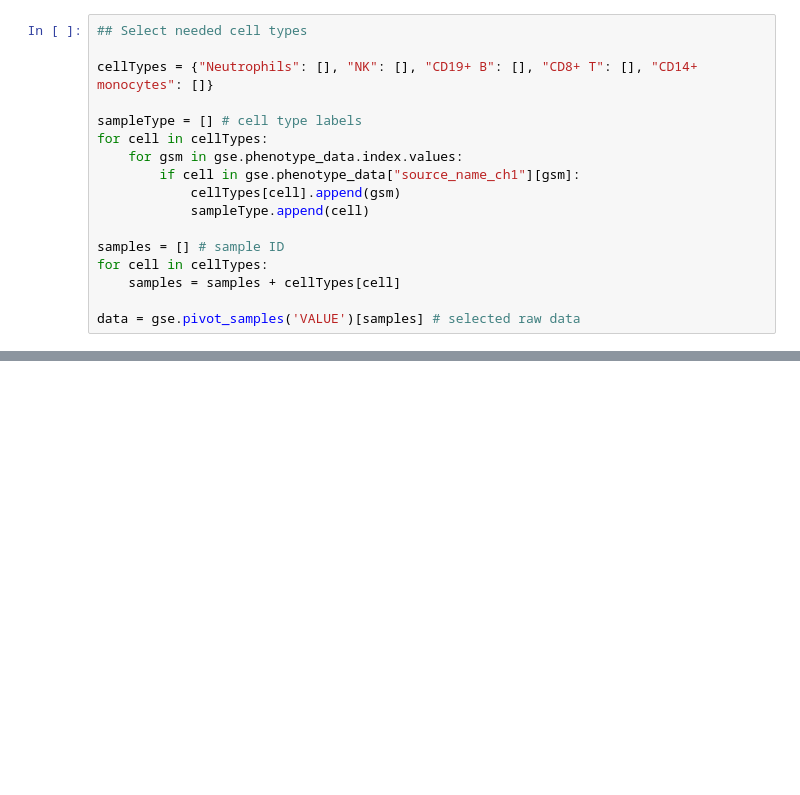
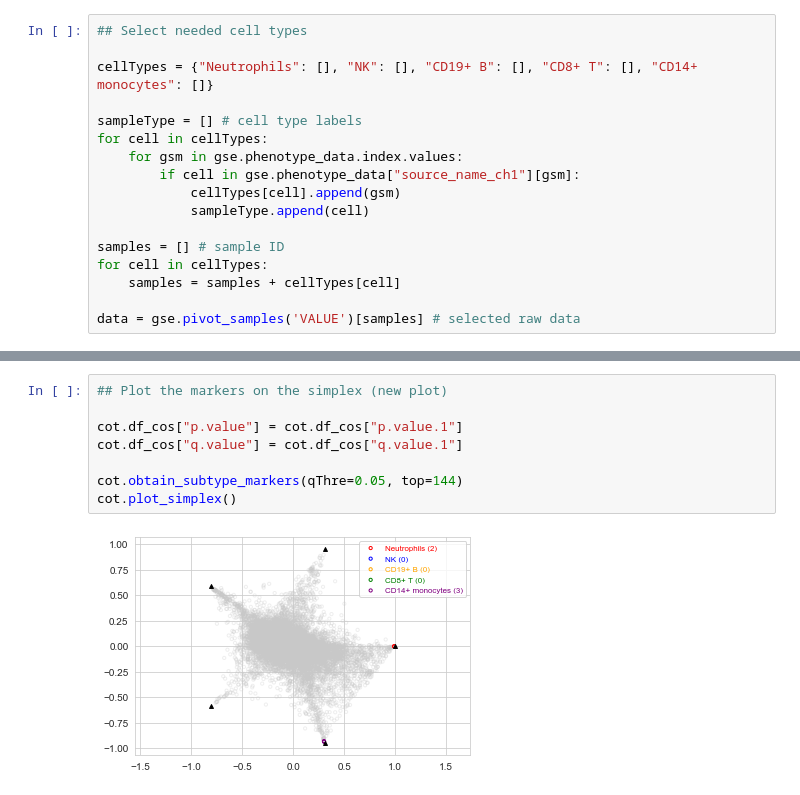
Before and after one commit to MintaYLu/COT, a Jupyter notebook: Example_GSE28490.ipynb, the cells around one changed output, grey strips where cells are left out. Cells and saved outputs as stored; diff of their text form; blank space fills up the shorter version.

```diff
--- a/Example_GSE28490.ipynb
+++ b/Example_GSE28490.ipynb
@@ -60,0 +308,10 @@ cot.plot_simplex()
+# %%
+## Plot the markers on the simplex (new plot)
+
+cot.df_cos["p.value"] = cot.df_cos["p.value.1"]
+cot.df_cos["q.value"] = cot.df_cos["q.value.1"]
+
+cot.obtain_subtype_markers(qThre=0.05, top=144)
+cot.plot_simplex()
+# %% [output]
+[figure, added]
```
Also changed, not shown: parts of 17 cells of this notebook, 1 other file.
